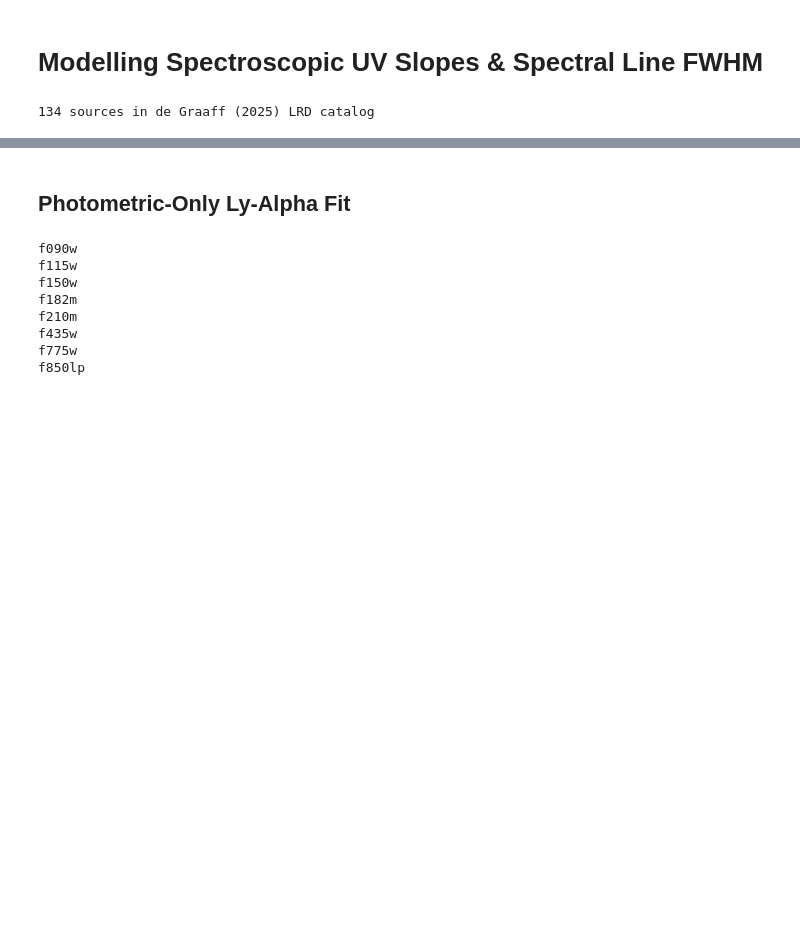
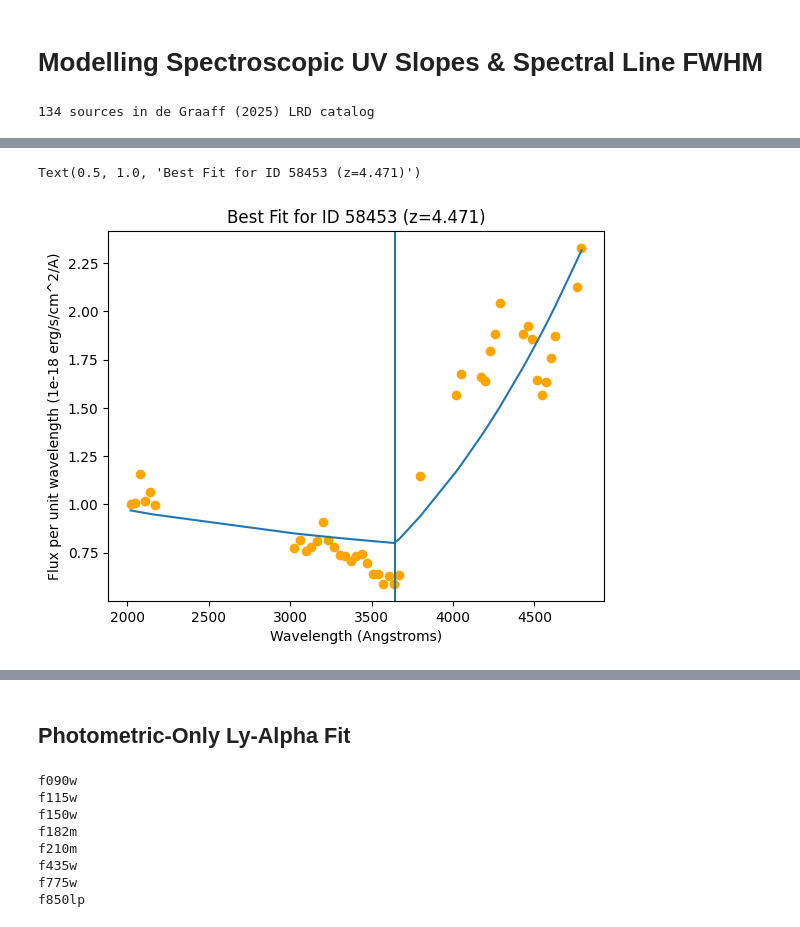
Before and after one commit to sfremy/my-eazy-jwst, a Jupyter notebook: scripts/lrdselect.ipynb, the cells around one changed output, grey strips where cells are left out. Cells and saved outputs as stored; diff of their text form; code cells hidden in the pictures; blank space fills up the shorter version.

```diff
--- a/scripts/lrdselect.ipynb
+++ b/scripts/lrdselect.ipynb
@@ -1686,3 +1696,8 @@ def build_line_mask(wave_rest, mask_half_width=50.0):
         clean_mask[in_line] = False
 
     return clean_mask
+# %%
+source = uv_bright_spectra[3]
+# Raise lower bound on 1 to 2000 angstroms
+# 3 & 4 are duplicates
+print(f"UV Beta: {source['beta_UV'][2]}")
@@ -1819,0 +1798,25 @@ plt.errorbar(spec_wavelengths[mask], spec_flux_flambda[mask], spec_noise[mask])
+# %%
+import matplotlib.pyplot as plt
+
+alpha_best = float(jnp.median(alpha_samples))
+
+beta_opt_best = float(jnp.median(beta_opt_samples))
+beta_uv_best = float(jnp.median(beta_uv_samples))
+# beta_uv_best = -2.897654891014099
+
+model_flux = np.where(
+    wave_rest_masked <= 3646.0,
+    alpha_best * ((wave_rest_masked / 3646.0) ** beta_uv_best),   # Below 3646 A (UV)
+    alpha_best * ((wave_rest_masked / 3646.0) ** beta_opt_best)   # Above 3646 A (Optical)
+)
+
+plt.figure()
+plt.plot(wave_rest_masked, model_flux)
+plt.scatter(wave_rest_masked, flux_masked, color='orange')
+plt.axvline(3646)
+plt.xlabel('Wavelength (Angstroms)')
+plt.ylabel('Flux per unit wavelength (1e-18 erg/s/cm^2/A)')
+plt.title(f'Best Fit for ID {source["srcid"]} (z={z_source:.3f})')
+# %% [output]
+Text(0.5, 1.0, 'Best Fit for ID 58453 (z=4.471)')
+[figure, added]
```
Also changed, not shown: parts of 10 cells of this notebook, 9 other files.
